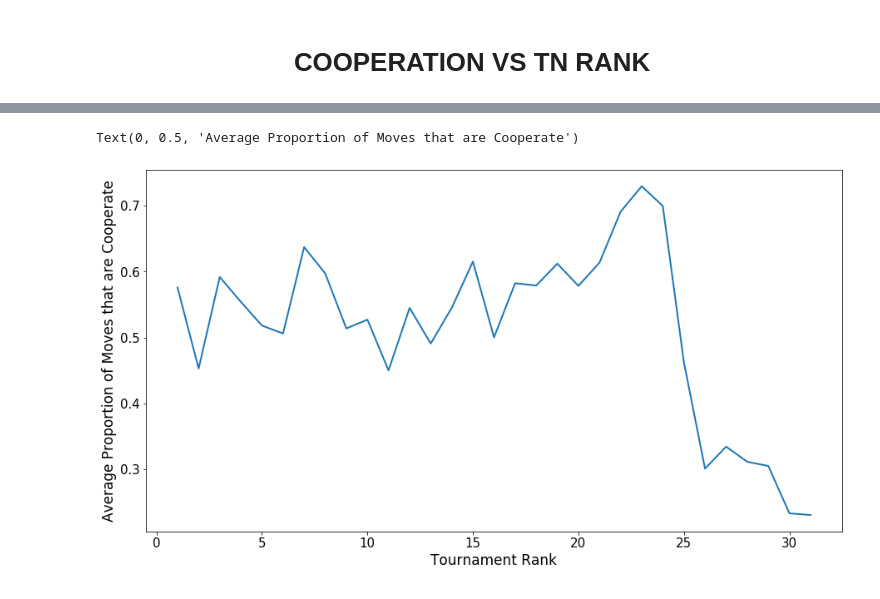
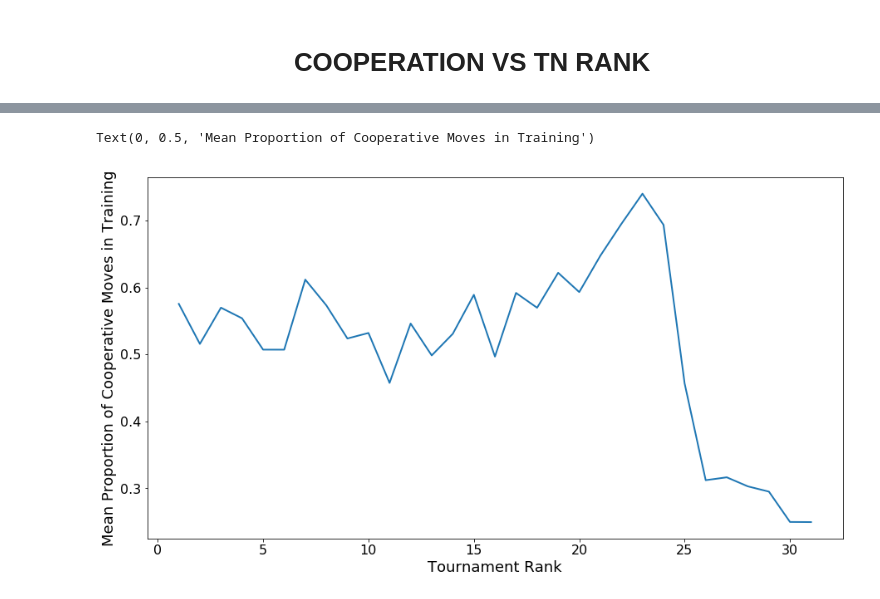
Before and after one commit to UCL-COMP0031-2022-Project-10/tournament, a Jupyter notebook: results/Tabular Analysis.ipynb, the cells around one changed output, grey strips where cells are left out. Cells and saved outputs as stored; diff of their text form; code cells hidden in the pictures.

```diff
--- a/results/Tabular Analysis.ipynb
+++ b/results/Tabular Analysis.ipynb
@@ -10,11 +10,11 @@ import numpy as np
 # increase size of text on figures and make it clearer
 
 plt.rc("axes", titlesize=18)
-plt.rc("axes", labelsize=17)
-plt.rc("xtick", labelsize=15)
-plt.rc("ytick", labelsize=15)
-plt.rc("legend", fontsize=14)
-plt.rc("font", size=14)
+plt.rc("axes", labelsize=18)
+plt.rc("xtick", labelsize=16)
+plt.rc("ytick", labelsize=16)
+plt.rc("legend", fontsize=15)
+plt.rc("font", size=15)
 plt.rc("lines", linewidth=2)
 # %%
 # loads sheets + clean them
@@ -29,11 +29,15 @@ tabular_sheets = [pd.read_csv("tabular/tabular-2022-04-06 19-25-52.csv"),
                   pd.read_csv("tabular/tabular-2022-04-06 23-19-45.csv"),
                   pd.read_csv("tabular/tabular-2022-04-06 23-59-08.csv"),
                   pd.read_csv("tabular/tabular-2022-04-06 23-59-08.csv"),
-                  pd.read_csv("tabular/tabular-2022-04-07 02-01-19.csv"),
+                  #pd.read_csv("tabular/tabular-2022-04-07 02-01-19.csv"),
                   pd.read_csv("tabular/tabular-2022-04-07 02-17-17.csv"),
                   pd.read_csv("tabular/tabular-2022-04-07 02-22-03.csv"),
                   pd.read_csv("tabular/tabular-2022-04-07 05-57-51.csv"),
-                  pd.read_csv("tabular/tabular-2022-04-07 07-34-37.csv")]
+                  pd.read_csv("tabular/tabular-2022-04-07 07-34-37.csv"),
+                  pd.read_csv("tabular/tabular-2022-04-07 03-47-14.csv"),
+                  pd.read_csv("tabular/tabular-2022-04-07 03-48-14.csv"),
+                  pd.read_csv("tabular/tabular-2022-04-07 12-28-59.csv"),
+                  pd.read_csv("tabular/tabular-2022-04-07 12-55-33.csv")]
 
 for idx, tab_sheet in enumerate(tabular_sheets):
     tabular_sheets[idx] = tab_sheet.drop(["Unnamed: 0"], axis=1)
@@ -454,17 +459,17 @@ df[df["tn_rank"] == tn_ranks[0]]
 # %%
 tn_ranks = []
 for r_idx, row in df.iterrows():
     if not row["tn_rank"] in tn_ranks:
         tn_ranks.append(row["tn_rank"])
 ranks_coop = {}
 tn_ranks = sorted(tn_ranks)
 for rank in tn_ranks:
     ranks_coop[rank] = df[df["tn_rank"] == rank]["tr_cooperation_percentage"].sum() / len(df[df["tn_rank"] == rank])
 
 plt.figure(figsize=(15,8))
 plt.plot(list(ranks_coop.keys()), list(ranks_coop.values()))
 plt.xlabel("Tournament Rank")
-plt.ylabel("Average Proportion of Moves that are Cooperate")
+plt.ylabel("Mean Proportion of Cooperative Moves in Training")
 # %% [output]
-Text(0, 0.5, 'Average Proportion of Moves that are Cooperate')
+Text(0, 0.5, 'Mean Proportion of Cooperative Moves in Training')
-[figure, old version]
+[figure, new version]
```
Also changed, not shown: parts of 20 cells of this notebook, 14 other files.
